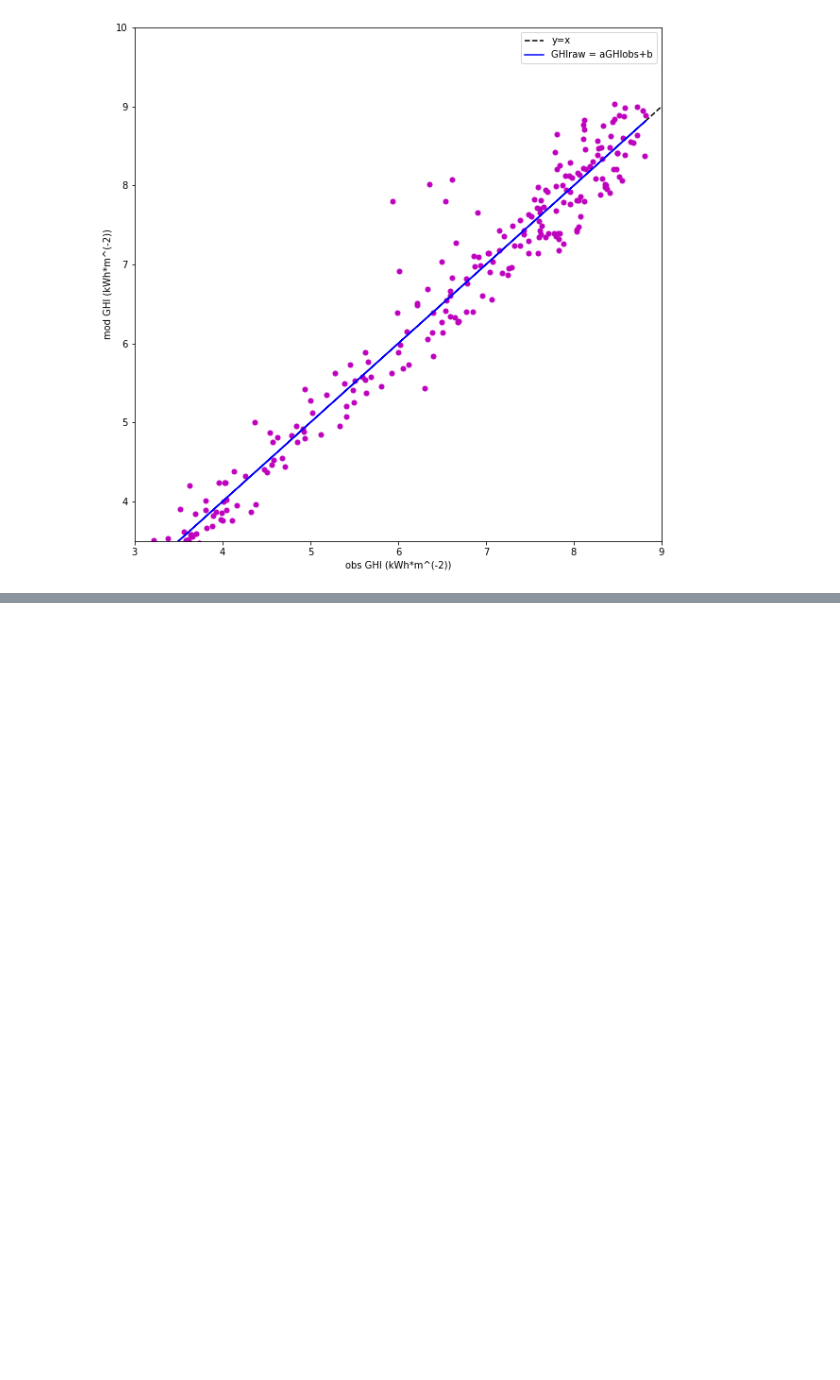
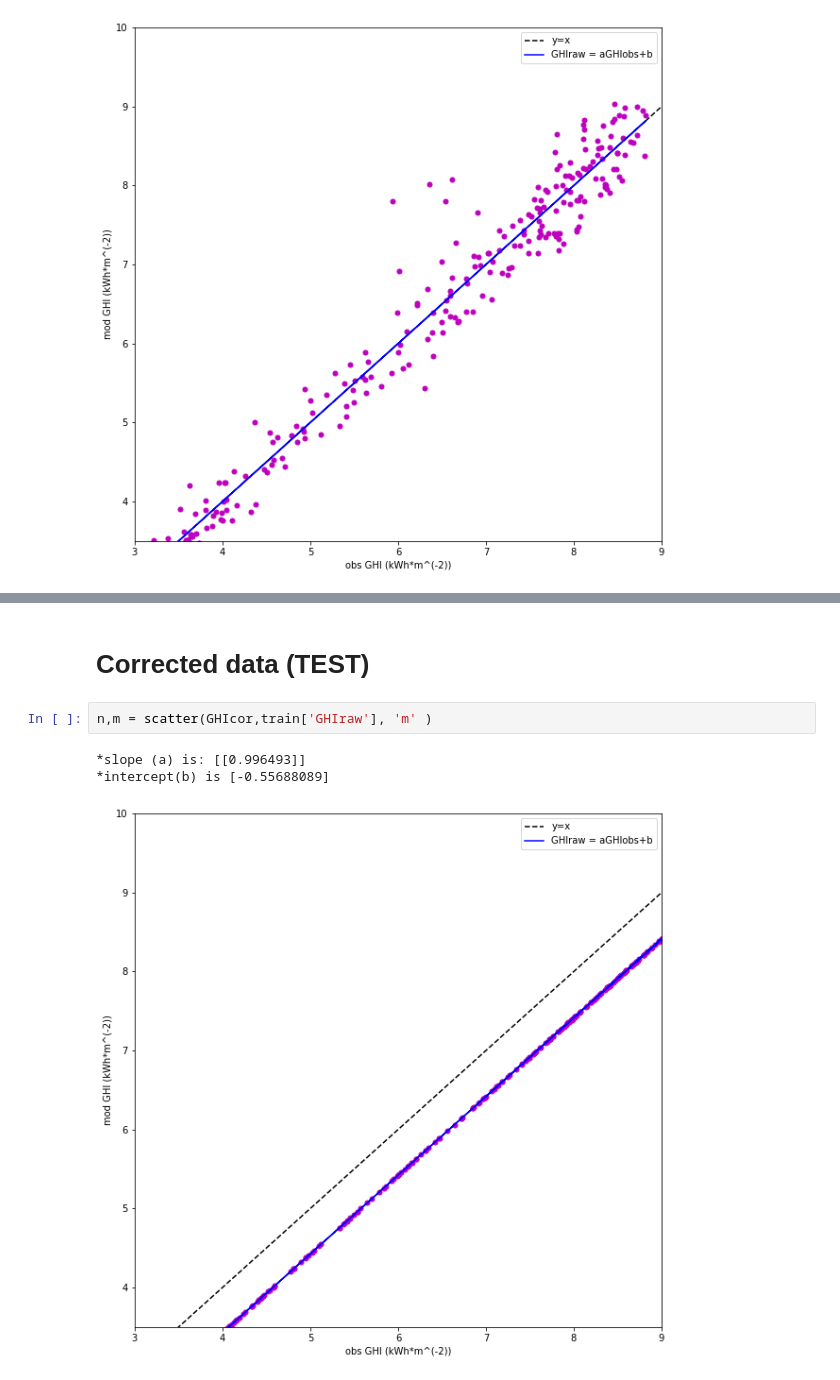
Before and after one commit to nadezsha/atmospheric-physics, a Jupyter notebook: GHI.ipynb, the cells around one changed output, grey strips where cells are left out. Drawn from its saved outputs; the diff is of its cells as text; blank space fills up the shorter version.

```diff
--- a/GHI.ipynb
+++ b/GHI.ipynb
@@ -185,0 +140,8 @@ the R index is: 0.9824724698415509
+# %% [markdown]
+# Corrected data (TEST)
+# %%
+n,m = scatter(GHIcor,train['GHIraw'], 'm' )
+# %% [output]
+*slope (a) is: [[0.996493]]
+*intercept(b) is [-0.55688089]
+[figure, added]
```
Also changed, not shown: parts of 13 cells of this notebook.
